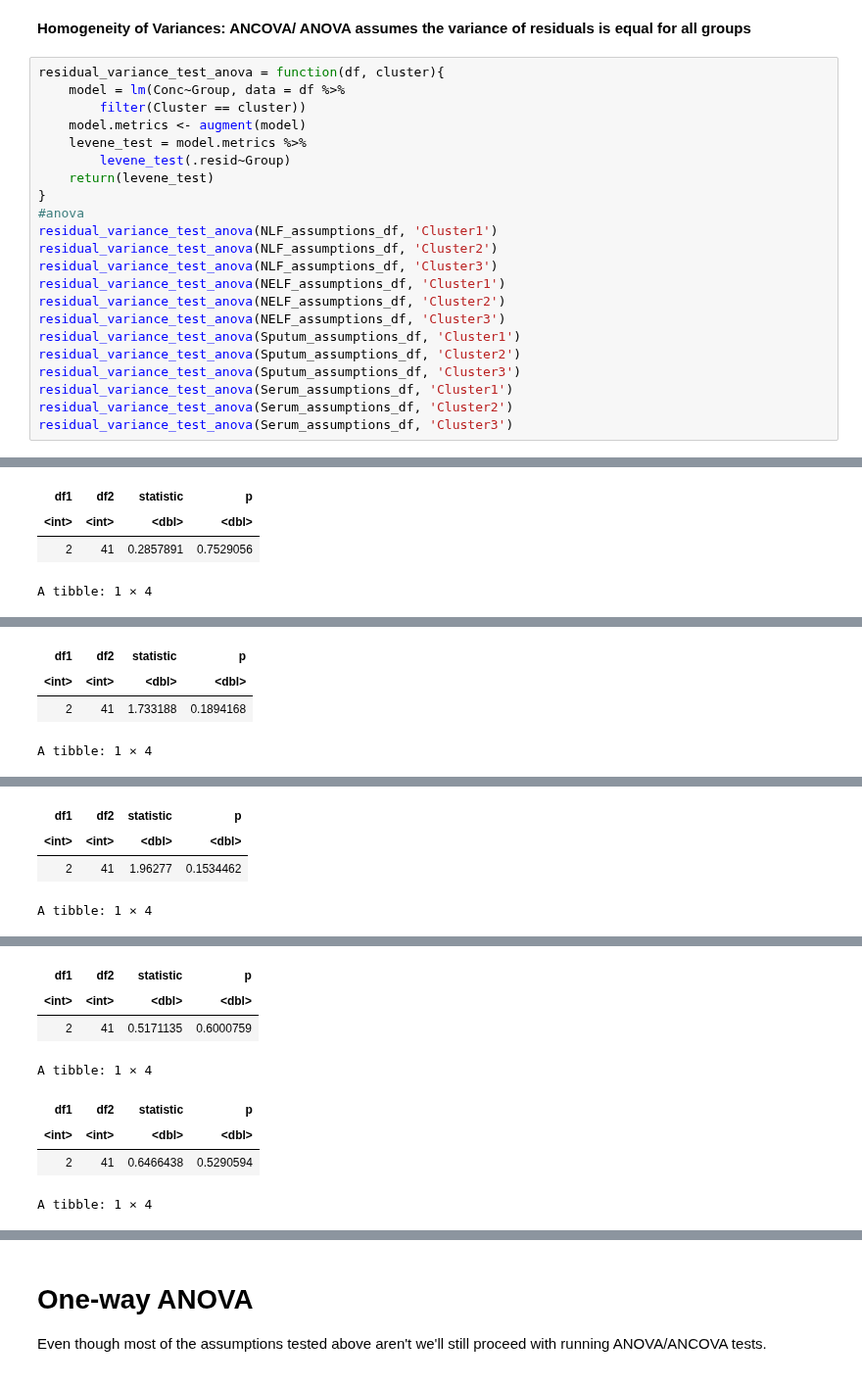
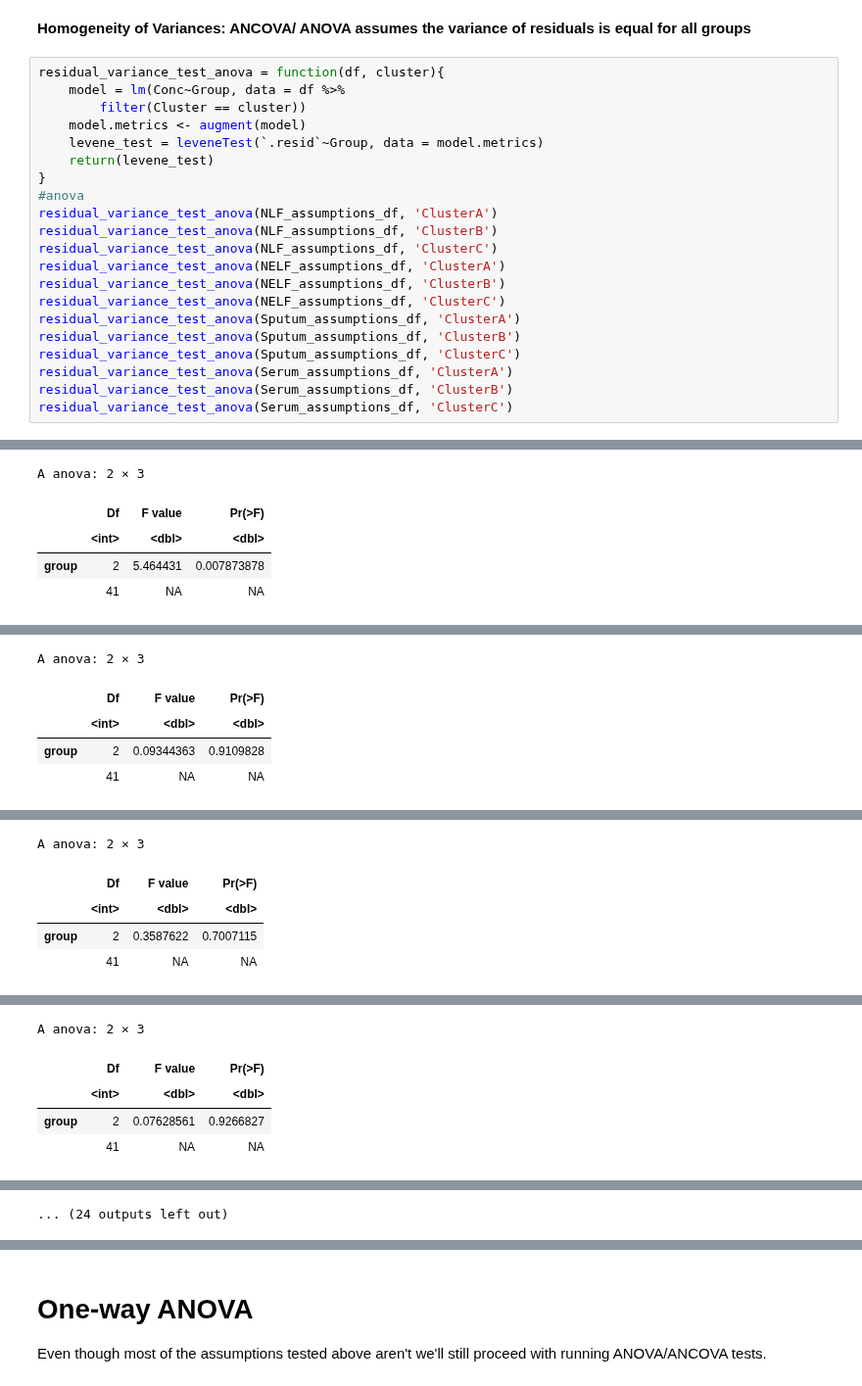
Before and after one commit to Ragerlab/Script_for_Cytokine-Signature-Clusters-as-a-Tool-to-Compare-Changes-associated-with-Tobacco-Product-, a Jupyter notebook: 1.5. Cluster Distribution Analyses/Cluster Distribution Comparison_ANOVA_ANCOVA.ipynb, the cells around one changed output, grey strips where cells are left out. Shown at 98% size. Saved outputs shown, nothing was run; the diff lists cells and outputs as text.

```diff
--- a/1.5. Cluster Distribution Analyses/Cluster Distribution Comparison_ANOVA_ANCOVA.ipynb
+++ b/1.5. Cluster Distribution Analyses/Cluster Distribution Comparison_ANOVA_ANCOVA.ipynb
@@ -332,21 +332,20 @@ residual_variance_test_anova = function(df, cluster){
     model = lm(Conc~Group, data = df %>%
         filter(Cluster == cluster))
     model.metrics <- augment(model)
-    levene_test = model.metrics %>%
-        levene_test(.resid~Group)
+    levene_test = leveneTest(`.resid`~Group, data = model.metrics)
     return(levene_test)
 }
 #anova
-residual_variance_test_anova(NLF_assumptions_df, 'Cluster1')
-residual_variance_test_anova(NLF_assumptions_df, 'Cluster2')
-residual_variance_test_anova(NLF_assumptions_df, 'Cluster3')
-residual_variance_test_anova(NELF_assumptions_df, 'Cluster1')
-residual_variance_test_anova(NELF_assumptions_df, 'Cluster2')
-residual_variance_test_anova(NELF_assumptions_df, 'Cluster3')
-residual_variance_test_anova(Sputum_assumptions_df, 'Cluster1')
-residual_variance_test_anova(Sputum_assumptions_df, 'Cluster2')
-residual_variance_test_anova(Sputum_assumptions_df, 'Cluster3')
-residual_variance_test_anova(Serum_assumptions_df, 'Cluster1')
-residual_variance_test_anova(Serum_assumptions_df, 'Cluster2')
-residual_variance_test_anova(Serum_assumptions_df, 'Cluster3')
+residual_variance_test_anova(NLF_assumptions_df, 'ClusterA')
+residual_variance_test_anova(NLF_assumptions_df, 'ClusterB')
+residual_variance_test_anova(NLF_assumptions_df, 'ClusterC')
+residual_variance_test_anova(NELF_assumptions_df, 'ClusterA')
+residual_variance_test_anova(NELF_assumptions_df, 'ClusterB')
+residual_variance_test_anova(NELF_assumptions_df, 'ClusterC')
+residual_variance_test_anova(Sputum_assumptions_df, 'ClusterA')
+residual_variance_test_anova(Sputum_assumptions_df, 'ClusterB')
+residual_variance_test_anova(Sputum_assumptions_df, 'ClusterC')
+residual_variance_test_anova(Serum_assumptions_df, 'ClusterA')
+residual_variance_test_anova(Serum_assumptions_df, 'ClusterB')
+residual_variance_test_anova(Serum_assumptions_df, 'ClusterC')
 # %% [output]
@@ -354,4 +354,5 @@ A tibble: 1 × 4
+A anova: 2 × 3
-| df1 | df2 | statistic | p |
-| <int> | <int> | <dbl> | <dbl> |
-| 2 | 41 | 0.2857891 | 0.7529056 |
+|  | Df | F value | Pr(>F) |
+|  | <int> | <dbl> | <dbl> |
+| group | 2 | 5.464431 | 0.007873878 |
+|  | 41 | NA | NA |
-A tibble: 1 × 4
@@ -358,4 +361,5 @@ A tibble: 1 × 4
+A anova: 2 × 3
-| df1 | df2 | statistic | p |
-| <int> | <int> | <dbl> | <dbl> |
-| 2 | 41 | 1.733188 | 0.1894168 |
+|  | Df | F value | Pr(>F) |
+|  | <int> | <dbl> | <dbl> |
+| group | 2 | 0.09344363 | 0.9109828 |
+|  | 41 | NA | NA |
-A tibble: 1 × 4
@@ -362,4 +368,5 @@ A tibble: 1 × 4
+A anova: 2 × 3
-| df1 | df2 | statistic | p |
-| <int> | <int> | <dbl> | <dbl> |
-| 2 | 41 | 1.96277 | 0.1534462 |
+|  | Df | F value | Pr(>F) |
+|  | <int> | <dbl> | <dbl> |
+| group | 2 | 0.3587622 | 0.7007115 |
+|  | 41 | NA | NA |
-A tibble: 1 × 4
@@ -366,8 +375,5 @@ A tibble: 1 × 4
+A anova: 2 × 3
-| df1 | df2 | statistic | p |
-| <int> | <int> | <dbl> | <dbl> |
-| 2 | 41 | 0.5171135 | 0.6000759 |
+|  | Df | F value | Pr(>F) |
+|  | <int> | <dbl> | <dbl> |
+| group | 2 | 0.07628561 | 0.9266827 |
+|  | 41 | NA | NA |
-A tibble: 1 × 4
-| df1 | df2 | statistic | p |
-| <int> | <int> | <dbl> | <dbl> |
-| 2 | 41 | 0.6466438 | 0.5290594 |
-A tibble: 1 × 4
@@ -378,3 +380,4 @@ A tibble: 1 × 4
+... (24 outputs left out)
 # %%
 residual_variance_test_ancova = function(df, cluster){
     model = lm(Conc~Age+Group, data = df %>%
```
Also changed, not shown: parts of 15 cells of this notebook.
